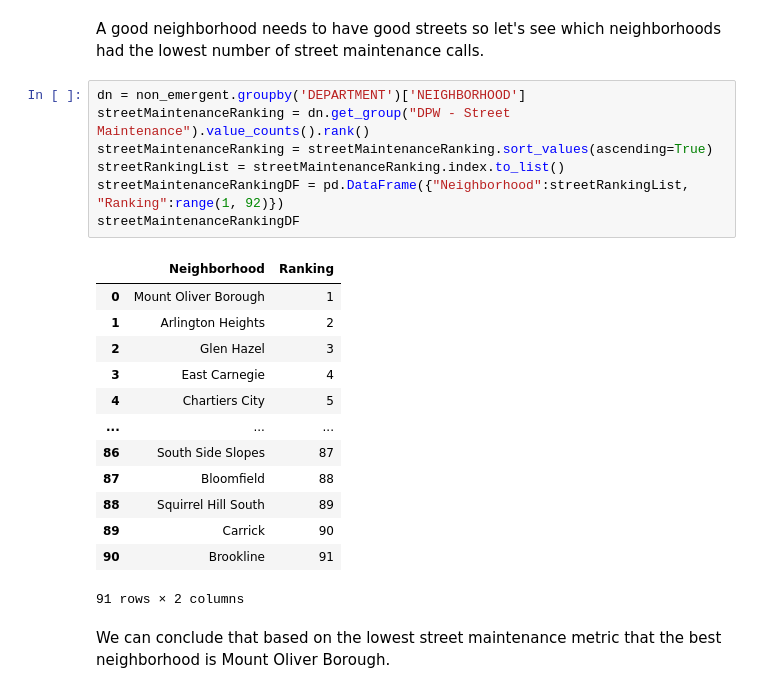
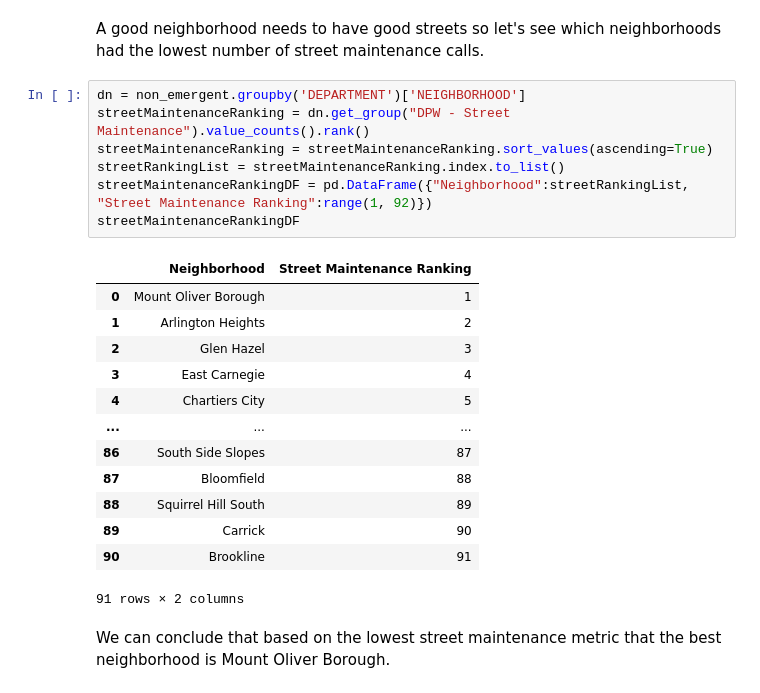
Before and after one commit to rlett/cmpinf0010final, a Jupyter notebook: GroupPresentation.ipynb, the cells around one changed output. Saved outputs shown, nothing was run; the diff lists cells and outputs as text.

```diff
--- a/GroupPresentation.ipynb
+++ b/GroupPresentation.ipynb
@@ -359,12 +359,12 @@ maintenance calls.
 # %%
 dn = non_emergent.groupby('DEPARTMENT')['NEIGHBORHOOD']
 streetMaintenanceRanking = dn.get_group("DPW - Street Maintenance").value_counts().rank()
 streetMaintenanceRanking = streetMaintenanceRanking.sort_values(ascending=True)
 streetRankingList = streetMaintenanceRanking.index.to_list()
-streetMaintenanceRankingDF = pd.DataFrame({"Neighborhood":streetRankingList, "Ranking":range(1, 92)})
+streetMaintenanceRankingDF = pd.DataFrame({"Neighborhood":streetRankingList, "Street Maintenance Ranking":range(1, 92)})
 streetMaintenanceRankingDF
 # %% [output]
-|  | Neighborhood | Ranking |
+|  | Neighborhood | Street Maintenance Ranking |
 | 0 | Mount Oliver Borough | 1 |
 | 1 | Arlington Heights | 2 |
 | 2 | Glen Hazel | 3 |
```
Also changed, not shown: parts of 2 cells of this notebook.
